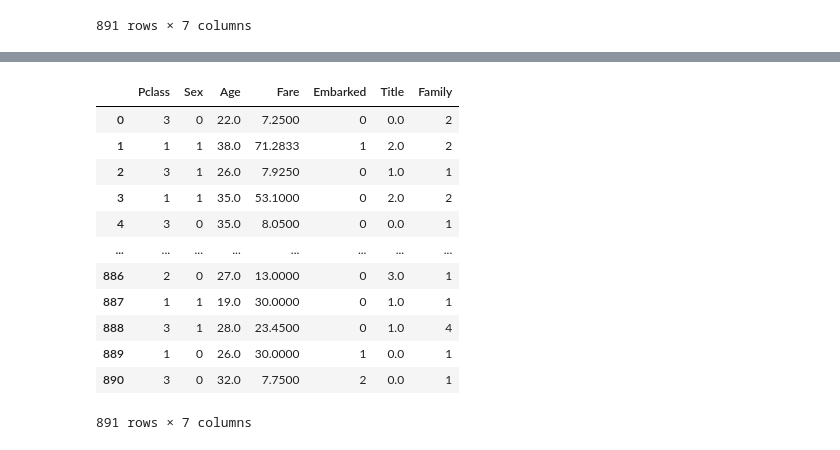
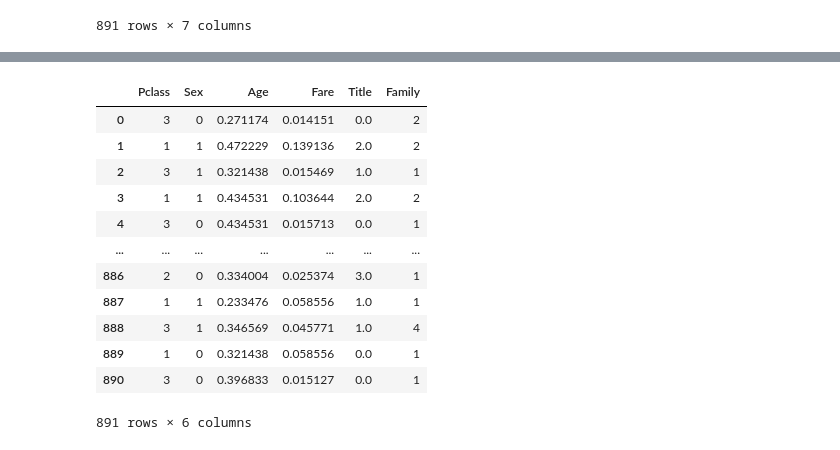
Before and after one commit to stdwal/titanic, a Jupyter notebook: titanic.ipynb, the cells around one changed output, grey strips where cells are left out. Saved outputs shown, nothing was run; the diff lists cells and outputs as text; code cells hidden in the pictures.

```diff
--- a/titanic.ipynb
+++ b/titanic.ipynb
@@ -377,19 +394,21 @@ X
+# %%
+X = X.drop(['Embarked'], axis=1)
 # %%
-# scaler = MinMaxScaler()
-# X[['Age', 'Fare']] = scaler.fit_transform(X[['Age', 'Fare']])
-X_train, X_test, y_train, y_test = train_test_split(X, y, test_size=0.2, random_state=42)
+# X = scale(X)
+scaler = MinMaxScaler()
+X[['Age', 'Fare']] = scaler.fit_transform(X[['Age', 'Fare']])
 X
 # %% [output]
-|  | Pclass | Sex | Age | Fare | Embarked | Title | Family |
-| 0 | 3 | 0 | 22.0 | 7.2500 | 0 | 0.0 | 2 |
-| 1 | 1 | 1 | 38.0 | 71.2833 | 1 | 2.0 | 2 |
-| 2 | 3 | 1 | 26.0 | 7.9250 | 0 | 1.0 | 1 |
-| 3 | 1 | 1 | 35.0 | 53.1000 | 0 | 2.0 | 2 |
-| 4 | 3 | 0 | 35.0 | 8.0500 | 0 | 0.0 | 1 |
-| ... | ... | ... | ... | ... | ... | ... | ... |
-| 886 | 2 | 0 | 27.0 | 13.0000 | 0 | 3.0 | 1 |
-| 887 | 1 | 1 | 19.0 | 30.0000 | 0 | 1.0 | 1 |
-| 888 | 3 | 1 | 28.0 | 23.4500 | 0 | 1.0 | 4 |
-| 889 | 1 | 0 | 26.0 | 30.0000 | 1 | 0.0 | 1 |
-| 890 | 3 | 0 | 32.0 | 7.7500 | 2 | 0.0 | 1 |
+|  | Pclass | Sex | Age | Fare | Title | Family |
+| 0 | 3 | 0 | 0.271174 | 0.014151 | 0.0 | 2 |
+| 1 | 1 | 1 | 0.472229 | 0.139136 | 2.0 | 2 |
+| 2 | 3 | 1 | 0.321438 | 0.015469 | 1.0 | 1 |
+| 3 | 1 | 1 | 0.434531 | 0.103644 | 2.0 | 2 |
+| 4 | 3 | 0 | 0.434531 | 0.015713 | 0.0 | 1 |
+| ... | ... | ... | ... | ... | ... | ... |
+| 886 | 2 | 0 | 0.334004 | 0.025374 | 3.0 | 1 |
+| 887 | 1 | 1 | 0.233476 | 0.058556 | 1.0 | 1 |
+| 888 | 3 | 1 | 0.346569 | 0.045771 | 1.0 | 4 |
+| 889 | 1 | 0 | 0.321438 | 0.058556 | 0.0 | 1 |
+| 890 | 3 | 0 | 0.396833 | 0.015127 | 0.0 | 1 |
-891 rows × 7 columns
+891 rows × 6 columns
```
Also changed, not shown: parts of 13 cells of this notebook.
